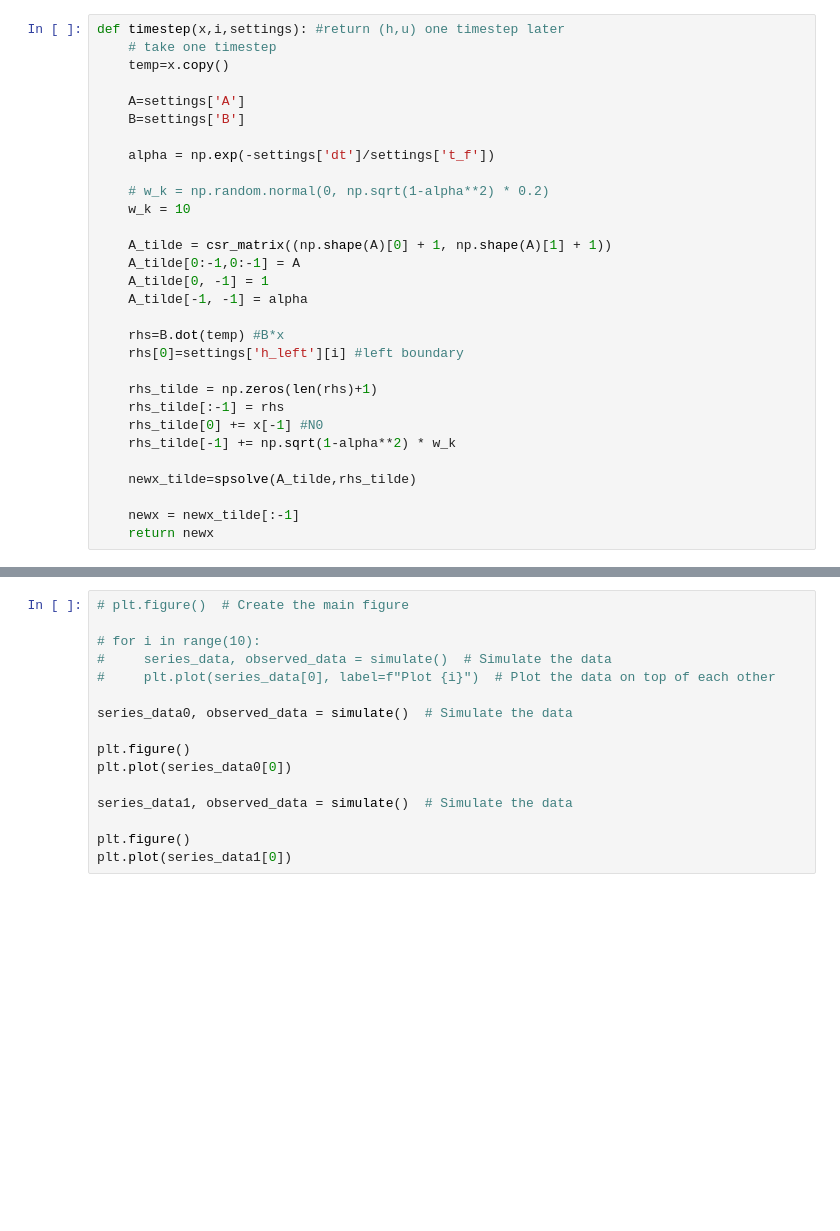
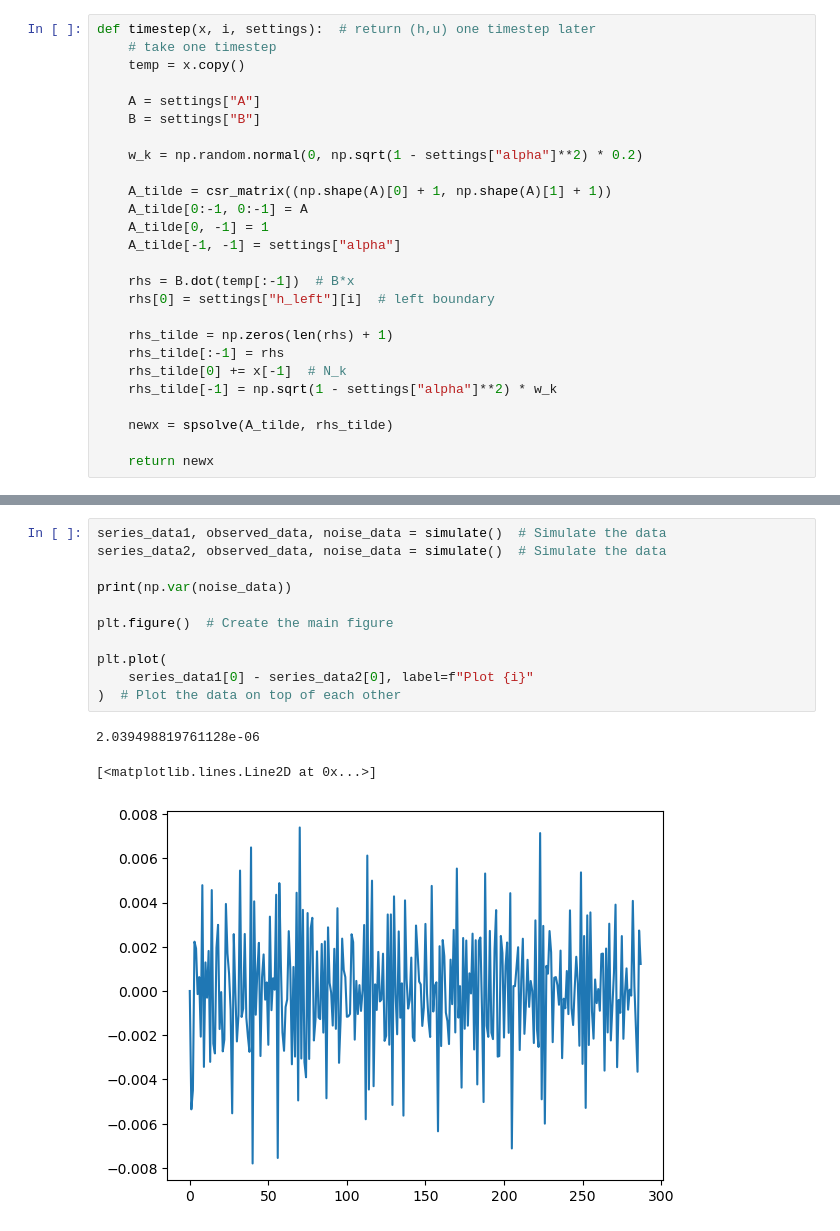
Before and after one commit to LauritsFog/Data_Assimilation_Project, a Jupyter notebook: wave1d/wave_1d.ipynb, the cells around one changed output, grey strips where cells are left out. Cells and saved outputs as stored; diff of their text form; blank space fills up the shorter version.

```diff
--- a/wave1d/wave_1d.ipynb
+++ b/wave1d/wave_1d.ipynb
@@ -72,32 +77,28 @@ def settings():
     return s
 # %%
-def timestep(x,i,settings): #return (h,u) one timestep later
+def timestep(x, i, settings):  # return (h,u) one timestep later
     # take one timestep
-    temp=x.copy()
+    temp = x.copy()
 
-    A=settings['A']
-    B=settings['B']
+    A = settings["A"]
+    B = settings["B"]
 
-    alpha = np.exp(-settings['dt']/settings['t_f'])
-
-    # w_k = np.random.normal(0, np.sqrt(1-alpha**2) * 0.2)
-    w_k = 10
+    w_k = np.random.normal(0, np.sqrt(1 - settings["alpha"]**2) * 0.2)
 
     A_tilde = csr_matrix((np.shape(A)[0] + 1, np.shape(A)[1] + 1))
-    A_tilde[0:-1,0:-1] = A
+    A_tilde[0:-1, 0:-1] = A
     A_tilde[0, -1] = 1
-    A_tilde[-1, -1] = alpha
+    A_tilde[-1, -1] = settings["alpha"]
 
-    rhs=B.dot(temp) #B*x
-    rhs[0]=settings['h_left'][i] #left boundary
+    rhs = B.dot(temp[:-1])  # B*x
+    rhs[0] = settings["h_left"][i]  # left boundary
 
-    rhs_tilde = np.zeros(len(rhs)+1)
+    rhs_tilde = np.zeros(len(rhs) + 1)
     rhs_tilde[:-1] = rhs
-    rhs_tilde[0] += x[-1] #N0
-    rhs_tilde[-1] += np.sqrt(1-alpha**2) * w_k
+    rhs_tilde[0] += x[-1]  # N_k
+    rhs_tilde[-1] = np.sqrt(1 - settings["alpha"]**2) * w_k
 
-    newx_tilde=spsolve(A_tilde,rhs_tilde)
+    newx = spsolve(A_tilde, rhs_tilde)
 
-    newx = newx_tilde[:-1]
     return newx
 # %%
@@ -264,16 +289,15 @@ for i in range(5):
-# %%
-# plt.figure()  # Create the main figure
-
-# for i in range(10):
-#     series_data, observed_data = simulate()  # Simulate the data
-#     plt.plot(series_data[0], label=f"Plot {i}")  # Plot the data on top of each other
-
-series_data0, observed_data = simulate()  # Simulate the data
-
-plt.figure()
-plt.plot(series_data0[0])
-
-series_data1, observed_data = simulate()  # Simulate the data
-
-plt.figure()
-plt.plot(series_data1[0])
+# %%
+series_data1, observed_data, noise_data = simulate()  # Simulate the data
+series_data2, observed_data, noise_data = simulate()  # Simulate the data
+
+print(np.var(noise_data))
+
+plt.figure()  # Create the main figure
+
+plt.plot(
+    series_data1[0] - series_data2[0], label=f"Plot {i}"
+)  # Plot the data on top of each other
+# %% [output]
+2.039498819761128e-06
+[<matplotlib.lines.Line2D at 0x...>]
+[figure, added]
```
Also changed, not shown: parts of 6 cells of this notebook.
